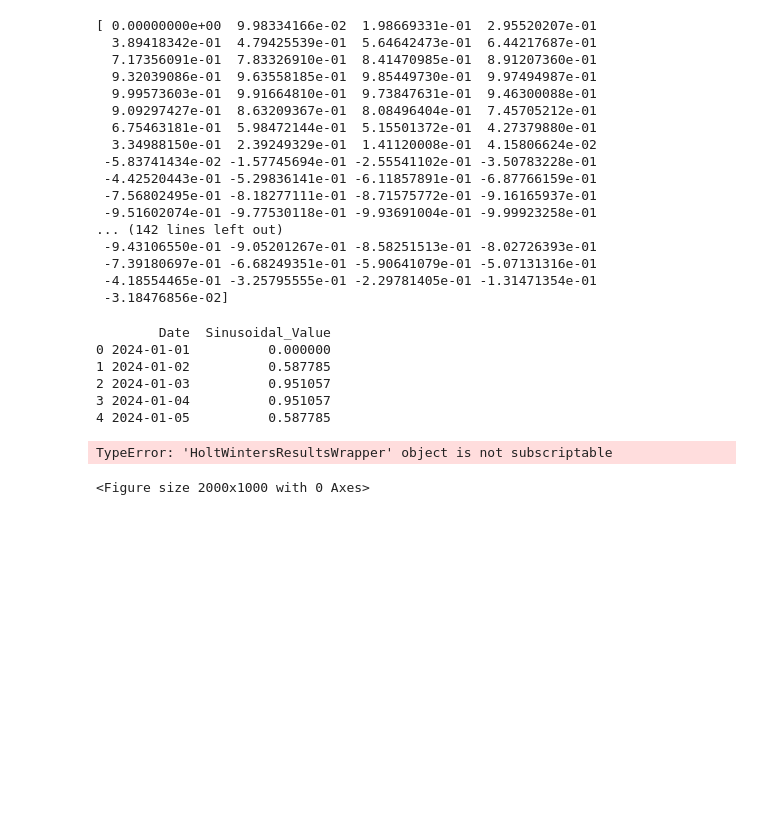
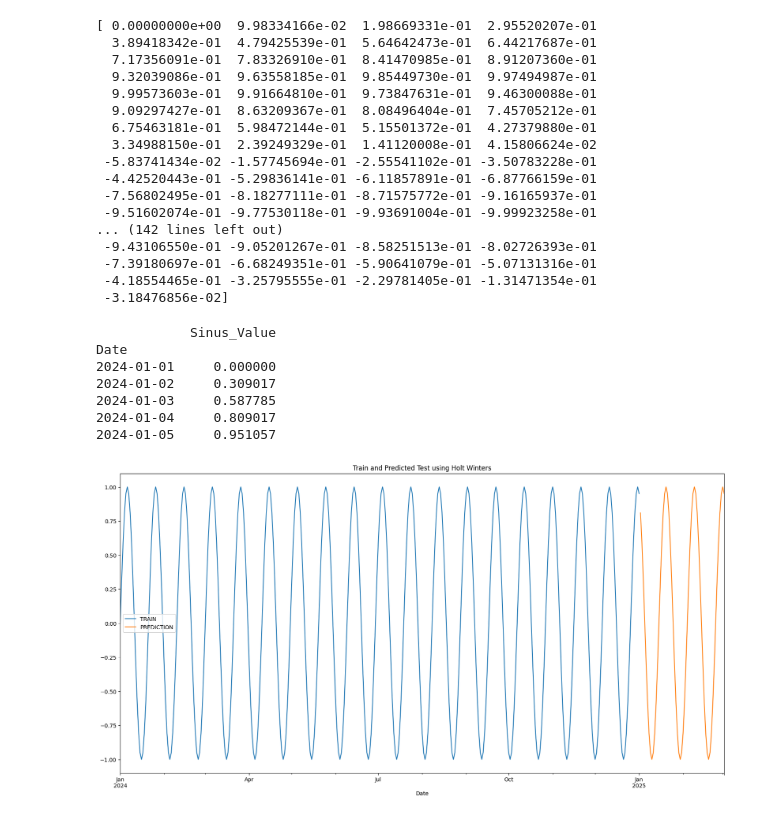
Before and after one commit to aaronbittel/intelligent-planning-of-care-staff, a Jupyter notebook: holt_winter/holt_winter_notebook.ipynb, the cells around one changed output. Drawn from its saved outputs; the diff is of its cells as text; code cells hidden in the pictures; blank space fills up the shorter version.

```diff
--- a/holt_winter/holt_winter_notebook.ipynb
+++ b/holt_winter/holt_winter_notebook.ipynb
@@ -187,48 +184,49 @@ import pandas as pd
 
 # Generate date range
 start_date = '2024-01-01'
-end_date = '2026-12-31'
+end_date = '2025-01-01'
 dates = pd.date_range(start=start_date, end=end_date)
 
-# Generate sinusoidal data
-amplitude = 1  # Amplitude of the sinusoidal wave
-frequency = 0.1  # Frequency of the sinusoidal wave
-phase = 0  # Phase shift of the sinusoidal wave
-sinusoidal_data = amplitude * np.sin(2 * np.pi * frequency * np.arange(len(dates)) + phase)
+# Generate sinus data
+amplitude = 1  # Amplitude of the sinus wave
+frequency = 0.1  # Frequency of the sinus wave
+phase = 0  # Phase shift of the sinus wave
+sinus_data = amplitude * np.sin(np.pi * frequency * np.arange(len(dates)) + phase)
+
+
 
 # Create DataFrame
-df = pd.DataFrame({'Date': dates, 'Sinusoidal_Value': sinusoidal_data})
+df = pd.DataFrame({'Date': dates, 'Sinus_Value': sinus_data})
+df.set_index('Date', inplace=True)
 
-# Optionally, you can save this DataFrame to a CSV file
-#df.to_csv('sinusoidal_data.csv', index_col = 'Date')
 
 print(df.head())
 # %% [output]
-        Date  Sinusoidal_Value
-0 2024-01-01          0.000000
-1 2024-01-02          0.587785
-2 2024-01-03          0.951057
-3 2024-01-04          0.951057
-4 2024-01-05          0.587785
+            Sinus_Value
+Date
+2024-01-01     0.000000
+2024-01-02     0.309017
+2024-01-03     0.587785
+2024-01-04     0.809017
+2024-01-05     0.951057
 # %%
-sinus_model.index.freq = 'D'
+df.index.freq = 'D'
 
-sinus_model = ExponentialSmoothing(df['Sinusoidal_Value'],trend='add',seasonal='add',seasonal_periods=12).fit()
+sinus_model = ExponentialSmoothing(df['Sinus_Value'],trend=None,seasonal='add',seasonal_periods=60).fit()
 
-predictions_sinus = sinus_model.forecast(12)
+predictions_sinus = sinus_model.forecast(60)
 
 plt.figure(figsize=(20, 10))  # Set the size of the plot
 
 # Plot the training data
-sinus_model['Sinusoidal_Value'].plot(legend=True, label='TRAIN')
+df['Sinus_Value'].plot(legend=True, label='TRAIN')
 
 # Plot the test data
-test_health['Sinusoidal_Value'].plot(legend=True, label='PREDICTION')
+predictions_sinus.plot(legend=True, label='PREDICTION')
 
 
 
-plt.title('Train, Test and Predicted Test using Holt Winters')
+plt.title('Train and Predicted Test using Holt Winters')
 plt.show()  # Show the plot
 # %% [output]
-TypeError: 'HoltWintersResultsWrapper' object is not subscriptable
-<Figure size 2000x1000 with 0 Axes>
+[figure, added]
```
Also changed, not shown: parts of 1 cell of this notebook.
